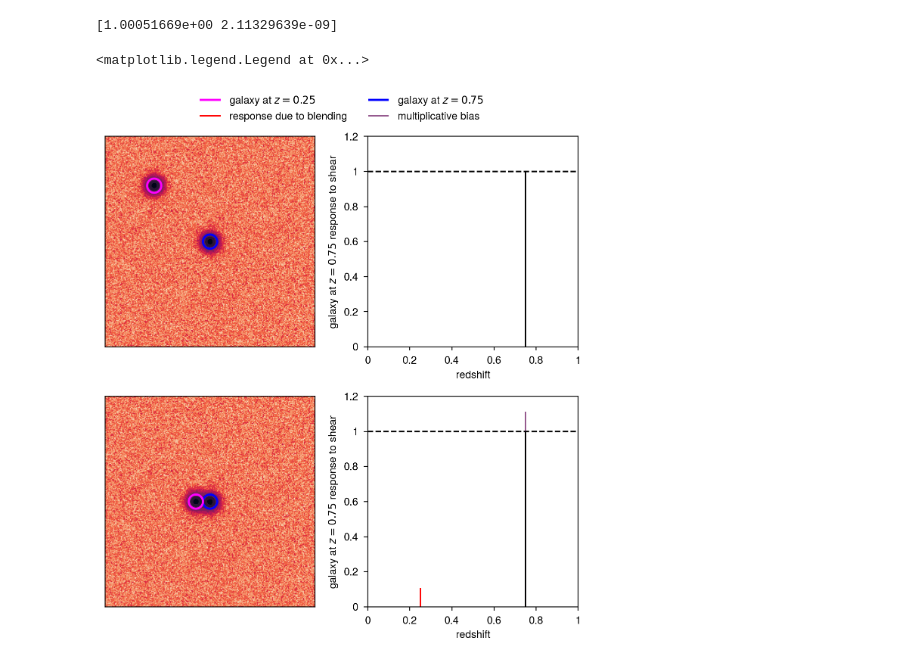
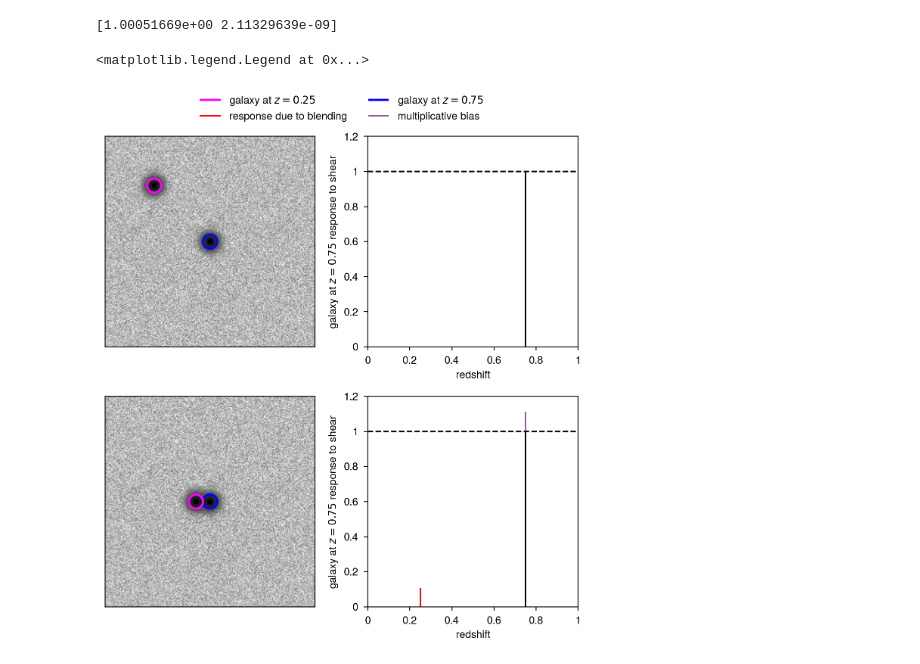
Before and after one commit to beckermr/misc, a Jupyter notebook: work/blend_response/blend_response_other.ipynb, the cells around one changed output. Saved outputs shown, nothing was run; the diff lists cells and outputs as text; code cells hidden in the pictures.

```diff
--- a/work/blend_response/blend_response_other.ipynb
+++ b/work/blend_response/blend_response_other.ipynb
@@ -55,7 +55,7 @@ rng = np.random.RandomState(seed=3453425342)
 im = make_objs(rng=rng, blend=False, shear=0.0, top=top)[0]
 
 cut = 7
-ax.imshow(np.arcsinh(im[cut:-cut, cut:-cut]), cmap='rocket_r')
+ax.imshow(np.arcsinh(im[cut:-cut, cut:-cut]), cmap='gray_r')
 ax.format(grid=False, xticks=[], yticks=[])
 
 cen = (im[cut:-cut, cut:-cut].shape[0]-1)/2
@@ -83,7 +83,7 @@ rng = np.random.RandomState(seed=3453425342)
 im = make_objs(rng=rng, blend=True, shear=0.0, top=top)[0]
 
 cut = 7
-ax.imshow(np.arcsinh(im[cut:-cut, cut:-cut]), cmap='rocket_r')
+ax.imshow(np.arcsinh(im[cut:-cut, cut:-cut]), cmap='gray_r')
 ax.format(grid=False, xticks=[], yticks=[])
 cen = (im[cut:-cut, cut:-cut].shape[0]-1)/2
 circle1 = plt.Circle(
@@ -116,33 +116,33 @@ ax.format(
     ylabel_kw={"fontsize": "medium"},
 )
 ax.hlines(1, 0, 1, linestyle='dashed', color='k')
 
 ax = axs[1, 1]
 v = [
     ax.plot([0.75, 0.75], [0, Rblend[0]], color='purple', label='multiplicative bias'),
     ax.plot([0.25, 0.25], [0, Rblend[1]], color='r', label='response due to blending')
 ]
 ax.plot([0.75, 0.75], [0, R[0]], color='k')
 ax.format(
     xlim=[0, 1],
     ylim=[0, 1.2],
     xlabel='redshift',
     ylabel='galaxy at $z=0.75$ response to shear',
     xlabel_kw={"fontsize": "medium"},
     ylabel_kw={"fontsize": "medium"},
 )
 ax.hlines(1, 0, 1, linestyle='dashed', color='k')
 # ax.legend(v, frameon=False, loc='t', fontsize='small')
 
 v += [
     ax.plot([0, 0], [0, 0], color='blue', label='galaxy at $z = 0.75$', lw=2),
     ax.plot([0, 0], [0, 0], color='magenta', label='galaxy at $z = 0.25$', lw=2),
 
 ]
 
 fig.legend(v[::-1], loc='t', frameon=False, fontsize='medium', ncols=2)
 # %% [output]
 <matplotlib.legend.Legend at 0x...>
-[figure, old version]
+[figure, new version]
 # %%
 fig.save("blendexample.pdf")
```
Also changed, not shown: parts of 1 cell of this notebook, 3 other files.
